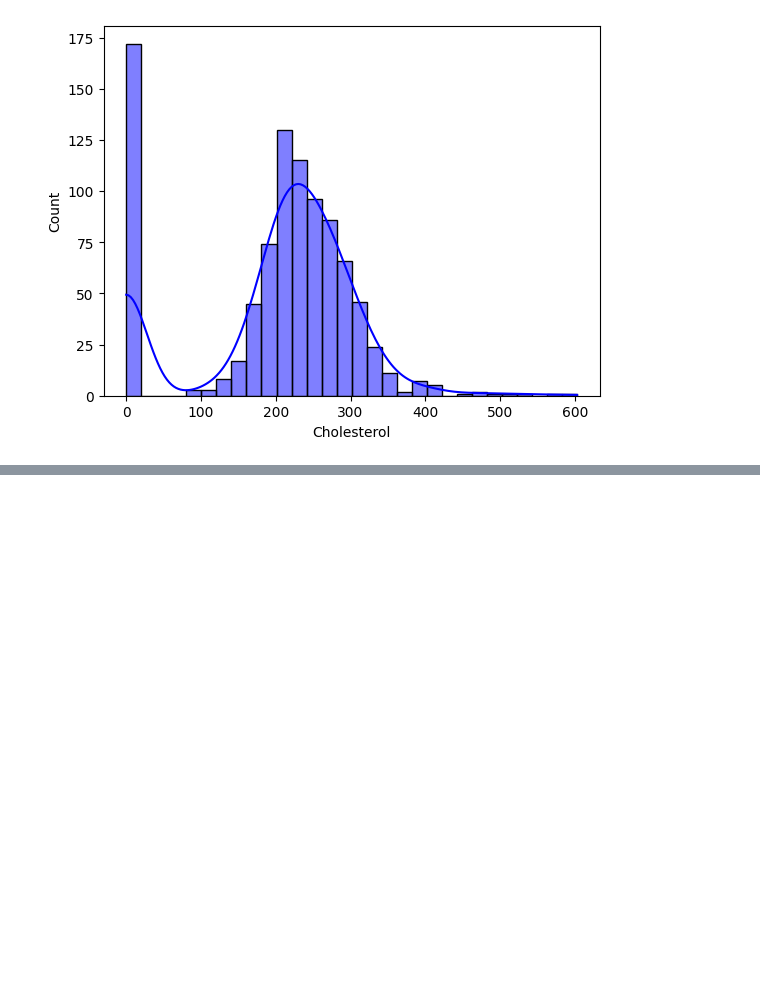
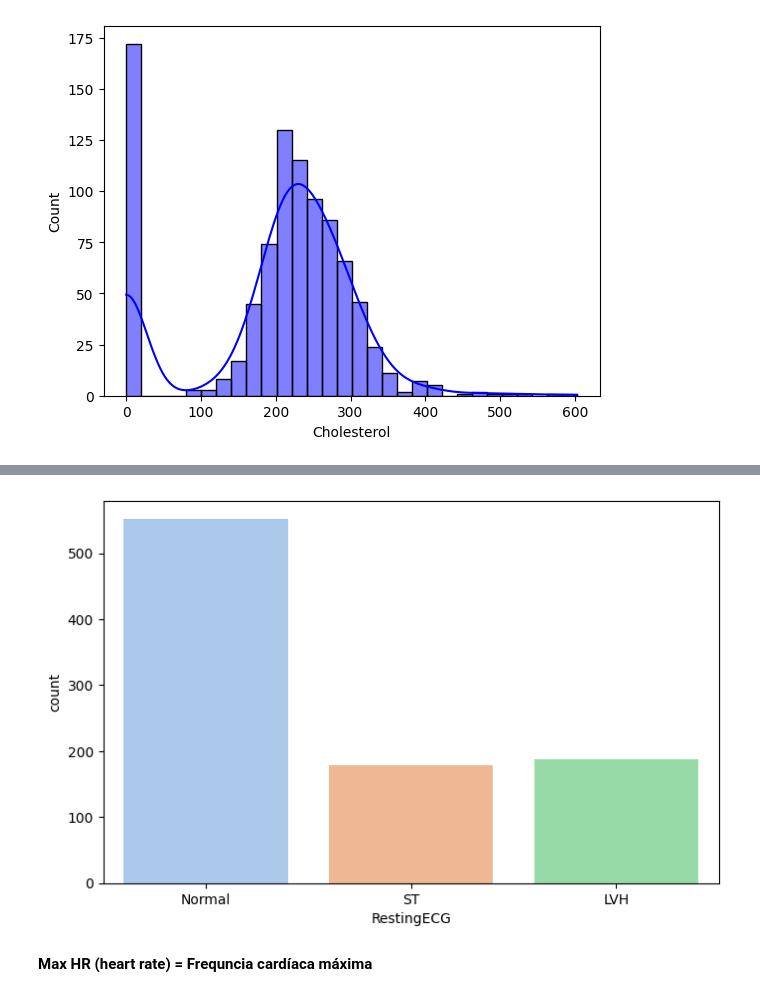
Before and after one commit to KaremLeticia/Tratamento_Classificacao_Doenca_Cardiaca, a Jupyter notebook: main.ipynb, the cells around one changed output, grey strips where cells are left out. Cells and saved outputs as stored; diff of their text form; code cells hidden in the pictures; blank space fills up the shorter version.

```diff
--- a/main.ipynb
+++ b/main.ipynb
@@ -173,0 +207,8 @@ sns.histplot(data, x='Cholesterol', bins=30, color='blue', kde=True, stat='count
+# %%
+plt.figure(figsize=(8,5))
+sns.countplot(x='RestingECG', hue='RestingECG', data=data, palette='pastel', legend=False)
+plt.show()
+# %% [output]
+[figure, added]
+# %% [markdown]
+**Max HR (heart rate) = Frequncia cardíaca máxima**
```
Also changed, not shown: parts of 12 cells of this notebook.
